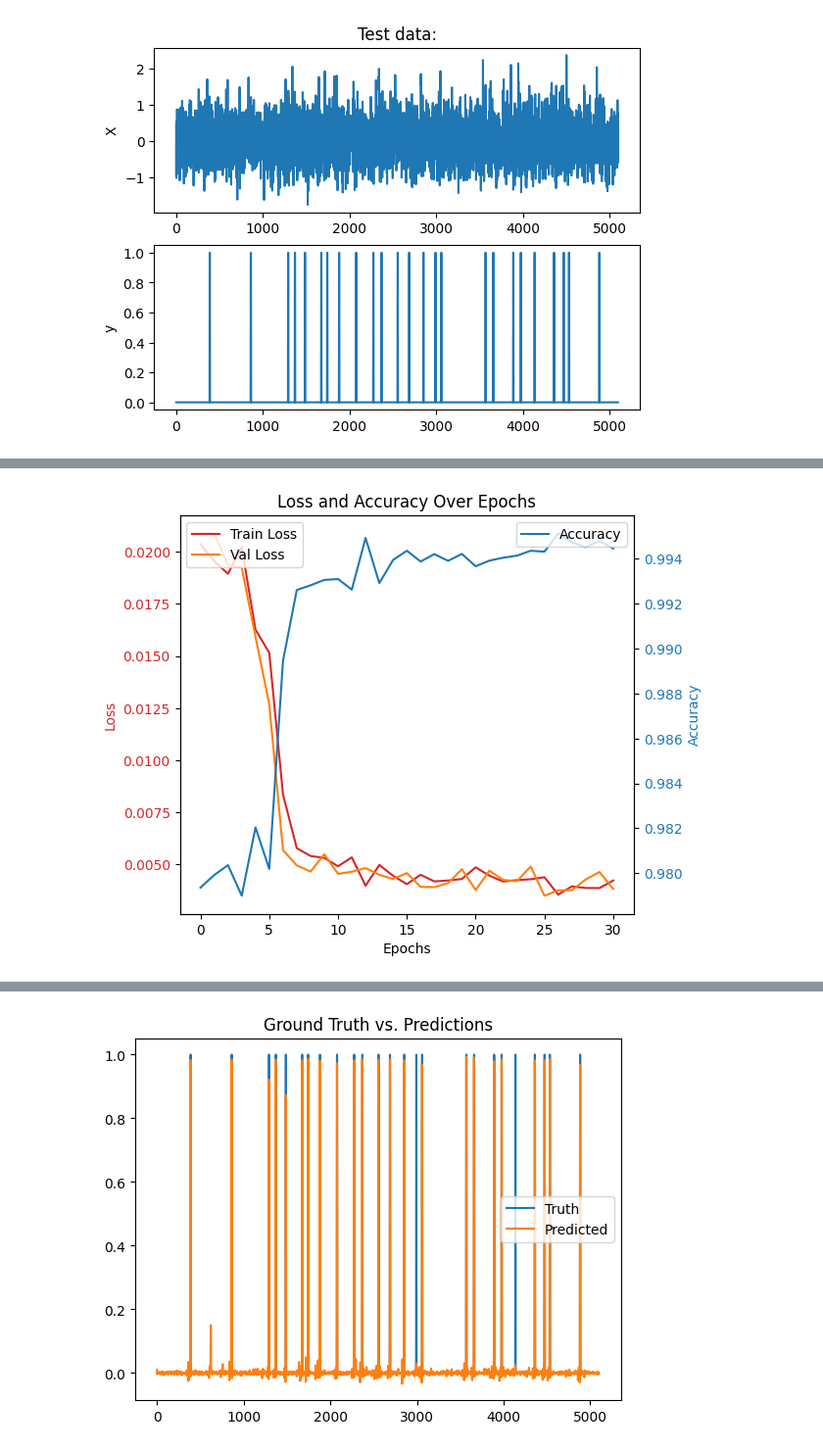
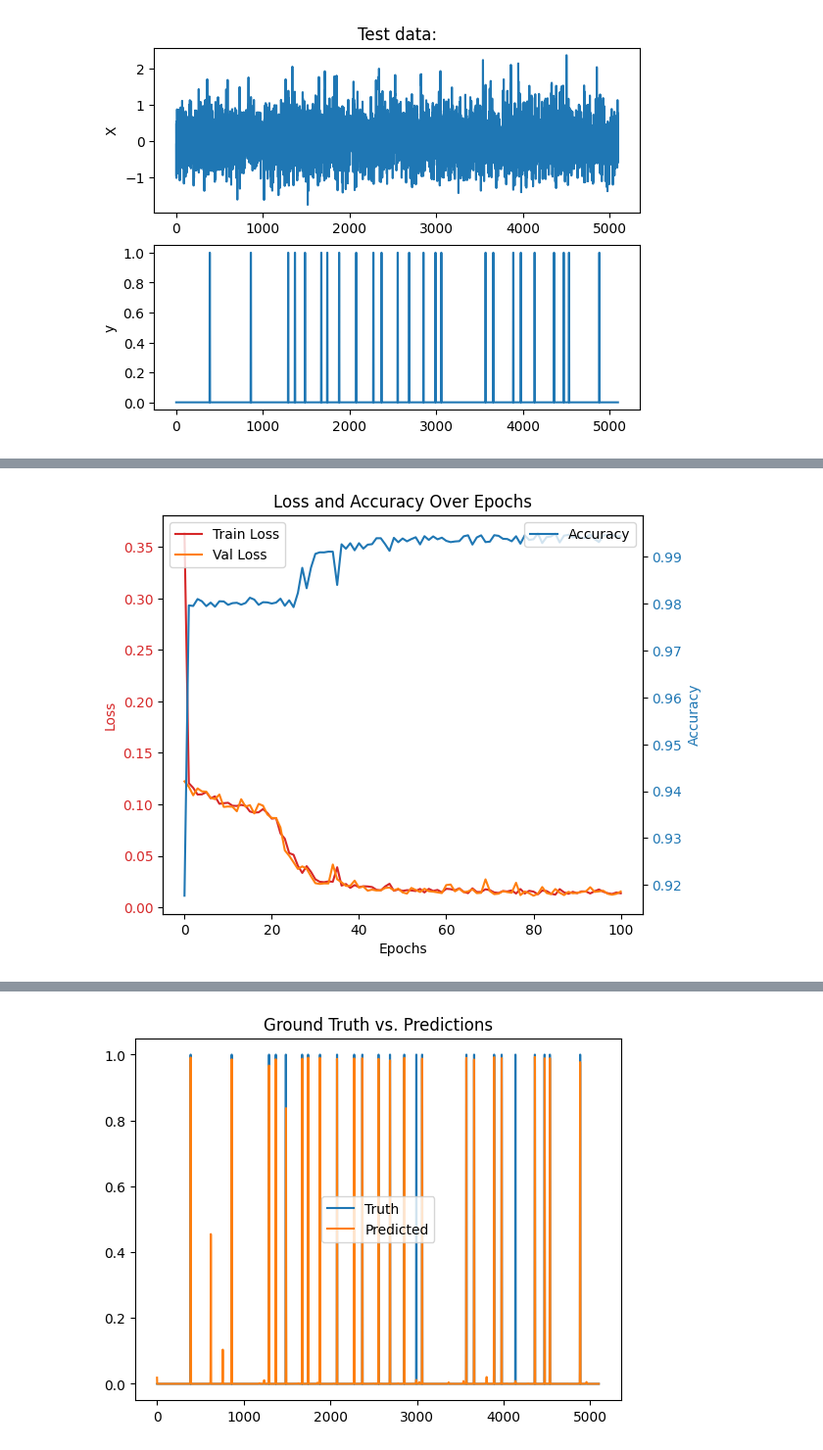
Before and after one commit to KasperMollerHansen/DeepLearning, a Jupyter notebook: thomas/Assignments/Assignment_2/thomas_christiansen_au661718.ipynb, the cells around one changed output, grey strips where cells are left out. Shown at 98% size. Drawn from its saved outputs; the diff is of its cells as text; code cells hidden in the pictures.

```diff
--- a/thomas/Assignments/Assignment_2/thomas_christiansen_au661718.ipynb
+++ b/thomas/Assignments/Assignment_2/thomas_christiansen_au661718.ipynb
@@ -267,23 +271,22 @@ class WaveformDetector(nn.Module):
     def forward(self, x):
         h, _ = self.lstm(x)
         out = self.fc(h)
-        # out = self.sigmoid(out)
+        out = self.sigmoid(out)
         return out
 
 # Model parameters
 input_size = 1
-hidden_size = 64
+hidden_size = 128
 num_layers = 1
 output_size = 1
 
 # Initialize model, loss function, and optimizer
 model = WaveformDetector(input_size, hidden_size, num_layers, output_size)
-# criterion = nn.BCELoss()
-criterion = nn.MSELoss()
+criterion = nn.BCELoss()
 optimizer = optim.Adam(model.parameters(), lr=0.001)
 
 # Early stopping parameters
-patience = 5
+patience = 20
 min_delta = 1e-6
 best_val_loss = np.inf
 epochs_no_improve = 0
@@ -402,2 +405,2 @@ Epoch [31/200], Train Loss: 0.0042, Val Loss: 0.0038, Accuracy: 0.9945
 Early stopping triggered.
-[figure, old version]
+[figure, new version]
@@ -405 +408 @@ Average Test Loss: 0.0051
-[figure, old version]
+[figure, new version]
```
Also changed, not shown: parts of 4 cells of this notebook, 1 other file.
